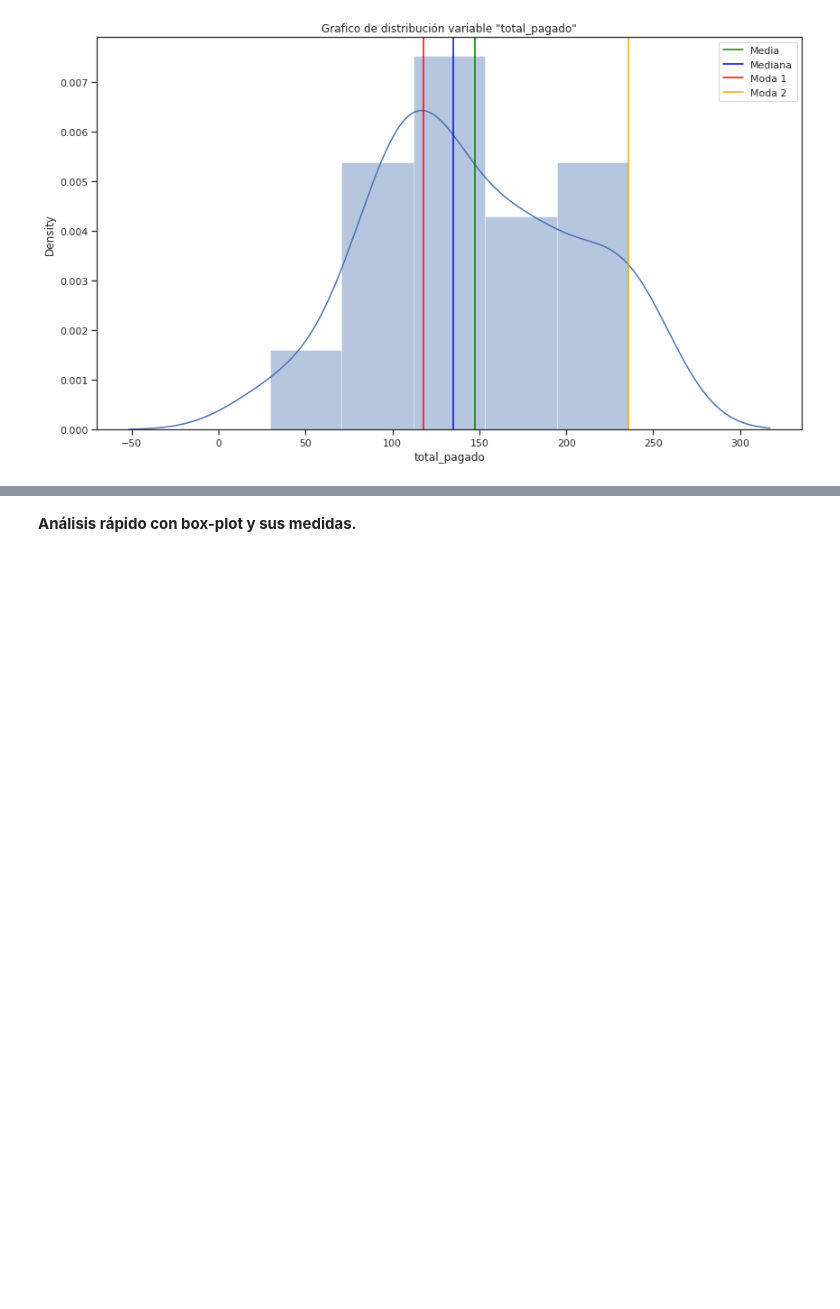
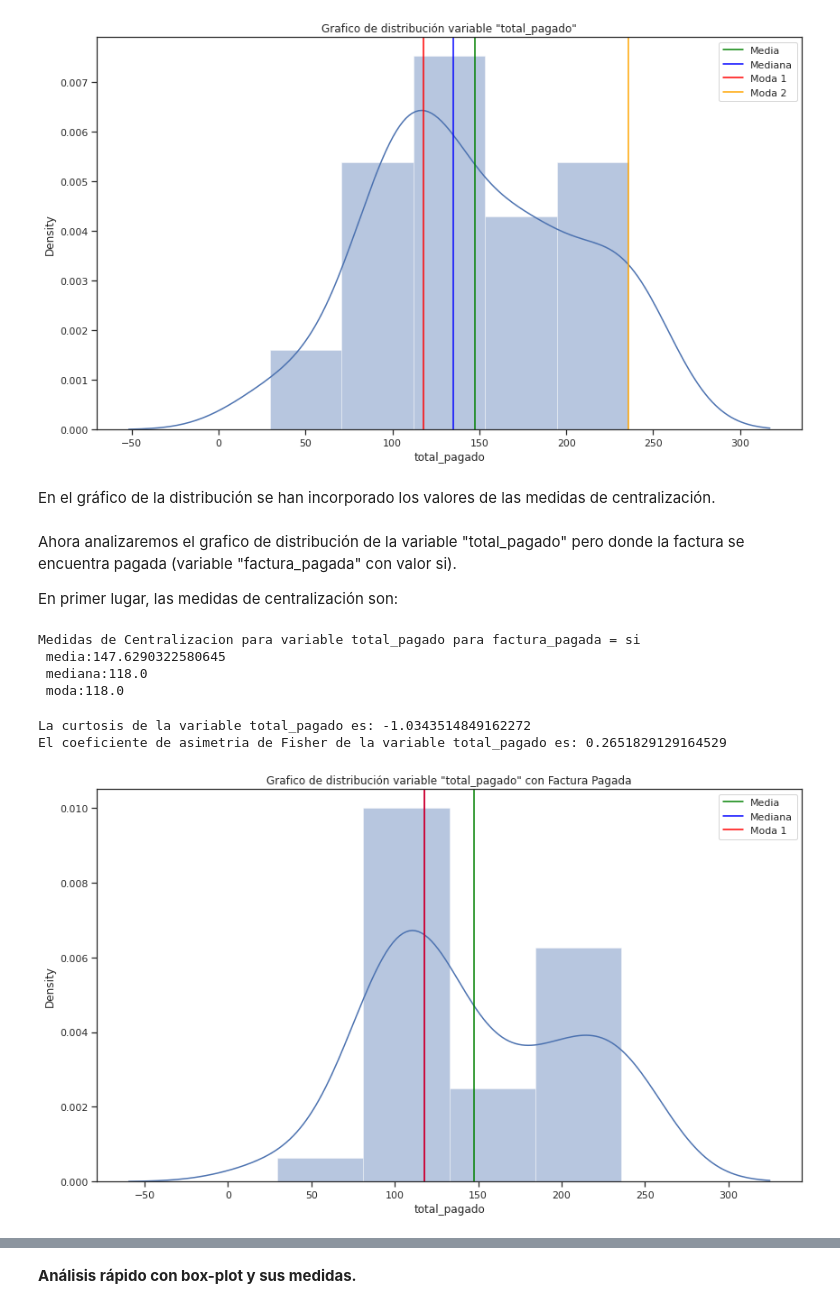
Before and after one commit to JALVARADORUIZ/Magister_BigData_UB, a Jupyter notebook: M2_AI2_AlvaradoRuizJoseArmando.ipynb, the cells around one changed output, grey strips where cells are left out. Drawn from its saved outputs; the diff is of its cells as text; code cells hidden in the pictures; blank space fills up the shorter version.

```diff
--- a/M2_AI2_AlvaradoRuizJoseArmando.ipynb
+++ b/M2_AI2_AlvaradoRuizJoseArmando.ipynb
@@ -316,3 +322,41 @@ plt.axvline(df_total_pagado['total_pagado'].mode()[1], color='orange', label='Mo
 plt.legend();
 # %% [output]
 [figure]
+# %% [markdown]
+En el gráfico de la distribución se han incorporado los valores de las medidas de centralización.
+# %% [markdown]
+Ahora analizaremos el grafico de distribución de la variable "total_pagado" pero donde la factura se encuentra pagada (variable "factura_pagada" con valor si).
+
+En primer lugar, las medidas de centralización son:
+# %%
+median_pagado = df[df['factura_pagada']=='si']['total_pagado'].median()
+mean_pagado = df[df['factura_pagada']=='si']['total_pagado'].mean()
+mode_pagado = df[df['factura_pagada']=='si']['total_pagado'].mode()[0]
+
+print(f"Medidas de Centralizacion para variable total_pagado para factura_pagada = si\n media:{mean_pagado}\n mediana:{median_pagado} \n moda:{mode_pagado}")
+# %% [output]
+Medidas de Centralizacion para variable total_pagado para factura_pagada = si
+ media:147.6290322580645
+ mediana:118.0
+ moda:118.0
+# %%
+curtosis_pagado = df[df['factura_pagada']=='si']['total_pagado'].kurtosis(skipna = True)
+print(f"La curtosis de la variable total_pagado es: {curtosis_pagado}")
+
+asimetria_pagado = df[df['factura_pagada']=='si']['total_pagado'].skew()
+print(f"El coeficiente de asimetria de Fisher de la variable total_pagado es: {asimetria_pagado}")
+# %% [output]
+La curtosis de la variable total_pagado es: -1.0343514849162272
+El coeficiente de asimetria de Fisher de la variable total_pagado es: 0.2651829129164529
+# %%
+fig, ax = plt.subplots(figsize=(14,8))
+sns.distplot(df[df['factura_pagada']=='si']['total_pagado']);
+
+
+plt.title('Grafico de distribución variable "total_pagado" con Factura Pagada')
+plt.axvline(df[df['factura_pagada']=='si']['total_pagado'].mean(), color='green', label='Media')
+plt.axvline(df[df['factura_pagada']=='si']['total_pagado'].median(), color='blue', label='Mediana')
+plt.axvline(df[df['factura_pagada']=='si']['total_pagado'].mode()[0], color='red', label='Moda')
+plt.legend();
+# %% [output]
+[figure, added]
```
Also changed, not shown: parts of 20 cells of this notebook.
